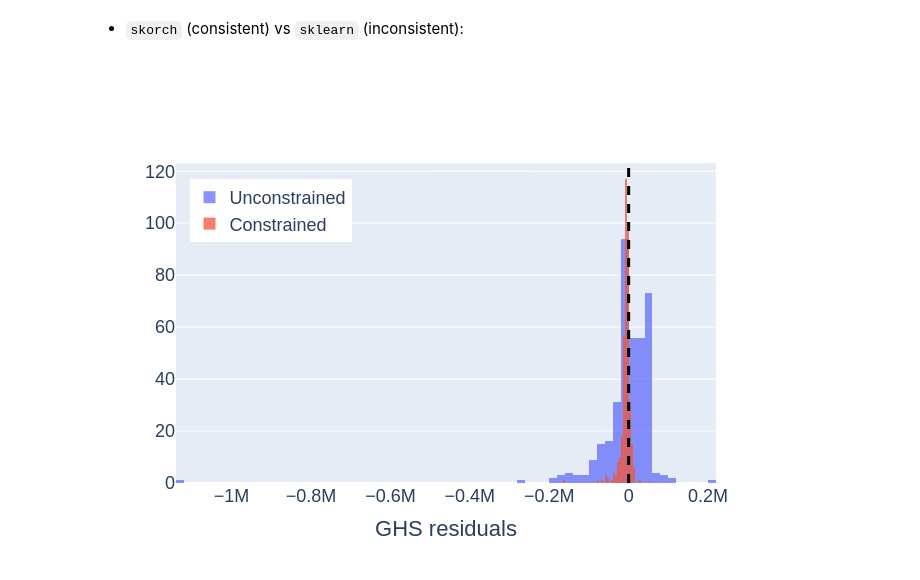
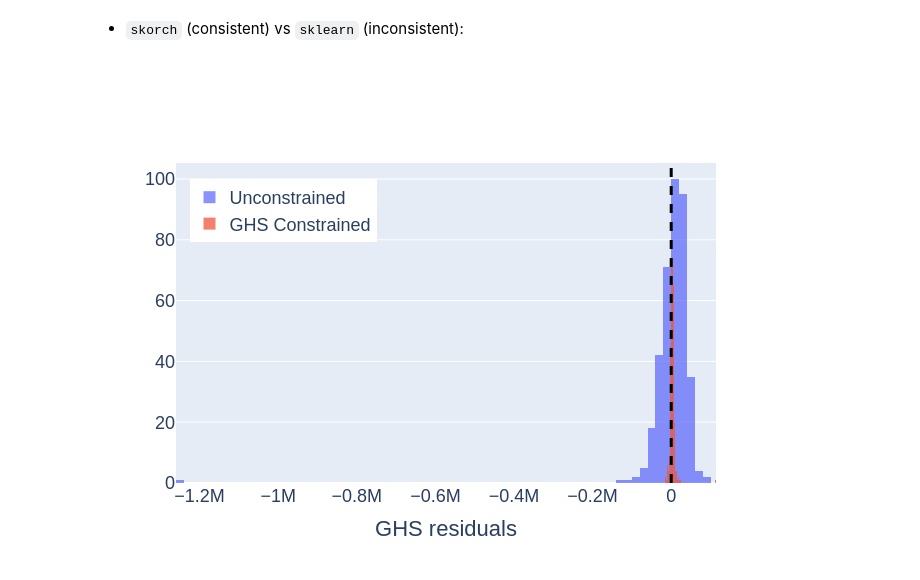
Before and after one commit to ThermoPhase-FCSRG/stdprops-ml, a Jupyter notebook: notebooks/consistent-stdprops-ml-predictions.ipynb, the cells around one changed output. Drawn from its saved outputs; the diff is of its cells as text; code cells hidden in the pictures.

```diff
--- a/notebooks/consistent-stdprops-ml-predictions.ipynb
+++ b/notebooks/consistent-stdprops-ml-predictions.ipynb
@@ -440,7 +459,7 @@ class TqdmCallback(Callback):
 max_epochs = 20000
 # max_epochs = 10
 rel_error_stop_criterion = 1e-8
-min_percentage_of_num_epochs = 0.25
+min_percentage_of_num_epochs = 0.2
 early_stopping = skorch.callbacks.EarlyStopping(
     patience=int(min_percentage_of_num_epochs * max_epochs),
     threshold=rel_error_stop_criterion
@@ -453,17 +472,17 @@ Before run a full NN models, let's find the best parameters to configure our NN
 * The reduced NN model:
 # %%
 max_epochs_gs = 3000
-rel_error_stop_criterion_gs = 1e-5
-min_percentage_of_num_epochs_gs = 0.1
+rel_error_stop_criterion_gs = 1e-7
+min_percentage_of_num_epochs_gs = 0.15
 early_stopping_gs = skorch.callbacks.EarlyStopping(
     patience=int(min_percentage_of_num_epochs_gs * max_epochs_gs),
     threshold=rel_error_stop_criterion_gs
 )
 
-
+lambda1 = 1e1
 net_gs_fit = CustomNetThermodynamicInformed(
     module=NetArchitecture,
-    lambda1=1e1,
+    lambda1=lambda1,
     max_epochs=max_epochs_gs,
     lr=1e-2,
     batch_size=X_train_rescaled.shape[0],
@@ -562,7 +582,7 @@ Initialize the NN with skorch:
 torch.manual_seed = 42
 net = CustomNetThermodynamicInformed(
     module=NetArchitecture,
-    lambda1=best_lambda1,
+    lambda1=lambda1,
     max_epochs=max_epochs,
     lr=best_lr,
     batch_size=X_train_rescaled.shape[0],
@@ -717,12 +737,13 @@ fig.show()
 regr = MLPRegressor(
     solver='adam',
     learning_rate='adaptive',
-    hidden_layer_sizes=(20, 30, 20, 10),  # 20:30:20:10 architecture
+    hidden_layer_sizes=(20, 30, 20, 10),  # 30:30:20:10 architecture
     random_state=1,
     max_iter=max_epochs,
     tol=rel_error_stop_criterion,
     n_iter_no_change=int(min_percentage_of_num_epochs * max_epochs),
-    early_stopping=True
+    early_stopping=True,
+    verbose=True
 )
 # %%
 regr.fit(X_train_rescaled, y_train)
@@ -1431,30 +1469,30 @@ fig.show()
 # %%
 fig = go.Figure()
 
 fig1 = go.Histogram(x=df_predicted_species_sklearn["GHS residual"], name='Unconstrained')
-fig2 = go.Histogram(x=df_predicted_species["GHS residual"], name='Constrained')
+fig2 = go.Histogram(x=df_predicted_species["GHS residual"], name='GHS Constrained')
 
 fig.add_traces([fig1, fig2])
 
 fig.update_layout(
     # title="GHS residuals",
     xaxis_title="GHS residuals",
     barmode='overlay',
     # yaxis_title="Predicted GHS residuals",
     # showlegend=False,
     font=dict(
         size=18,
     ),
     legend=dict(
         yanchor="top",
         xanchor="left",
         x=0.025,
         y=0.95,
     )
 )
 fig.update_traces(opacity=0.75)
 fig.add_vline(x=0.0, line_width=3, line_dash="dash", line_color="black")
 
 fig.show()
 # %% [output]
-[figure, old version]
+[figure, new version]
```
Also changed, not shown: parts of 48 cells of this notebook, 1 other file.
